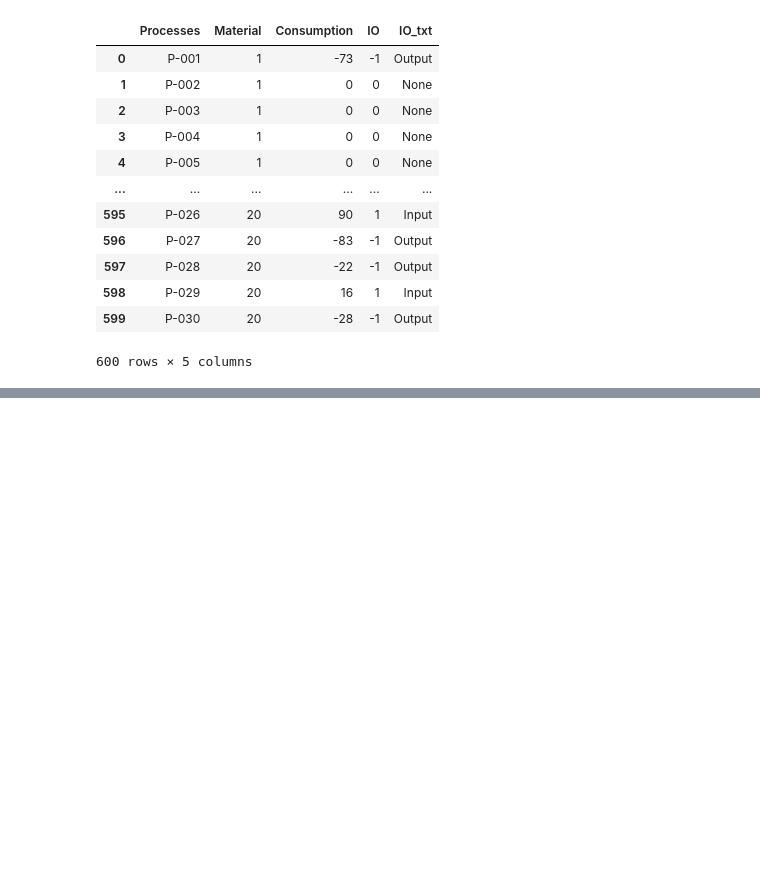
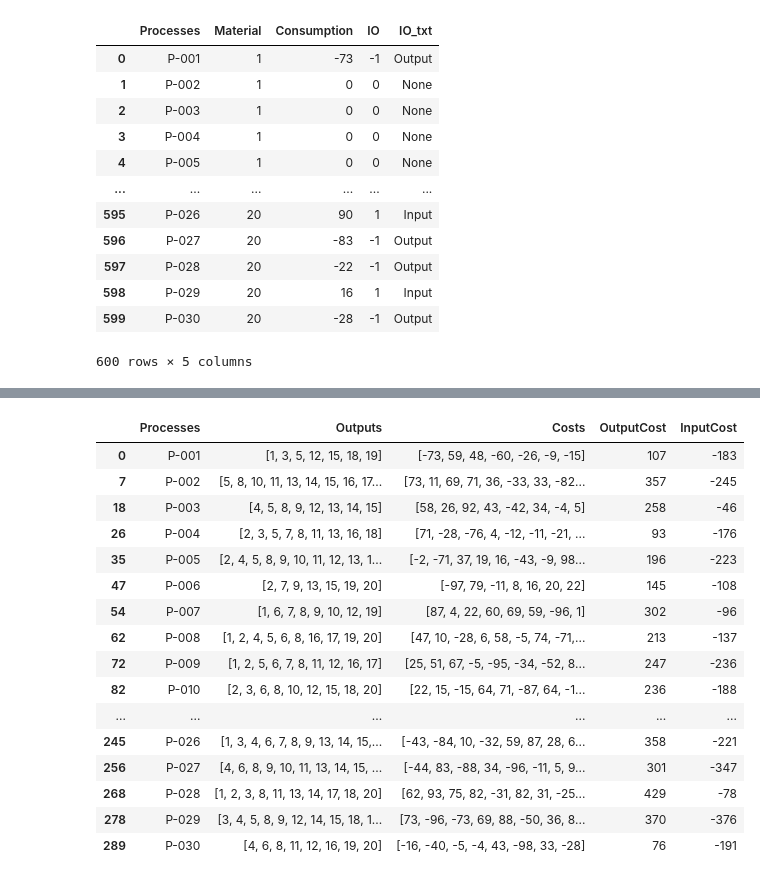
Before and after one commit to walzter/CircularEconomy, a Jupyter notebook: src/db.ipynb, the cells around one changed output, grey strips where cells are left out. Drawn from its saved outputs; the diff is of its cells as text; code cells hidden in the pictures; blank space fills up the shorter version.

```diff
--- a/src/db.ipynb
+++ b/src/db.ipynb
@@ -38,3 +38,7 @@ long_df
 | 598 | P-029 | 20 | 16 | 1 | Input |
 | 599 | P-030 | 20 | -28 | -1 | Output |
 600 rows × 5 columns
+# %%
+## the dataframe is per process,
+long_df = long_df.sort_values(by=['Processes','Material'])
+long_df_nz = long_df.query("Consumption != 0")
@@ -40,0 +137,33 @@ long_df
+# %%
+materials = long_df_nz.groupby("Processes")['Material'].apply(list).reset_index().rename(columns={"Material": "Inputs/Outputs"})
+costs = long_df_nz.groupby("Processes")['Consumption'].apply(list).reset_index().rename(columns={"Consumption": "Costs"})
+## merge the dataframes on processes
+materials_costs = materials.merge(costs, on="Processes", how="left")
+## merge long_df_nz with the materials_costs
+final_df = long_df_nz.merge(materials_costs, on="Processes", how="left")
+final_df = final_df.drop_duplicates("Processes").drop(["Material","Consumption","IO","IO_txt",],axis=1)
+## sum only the positive values in the list
+output_cost = lambda x: x if x>0 else 0
+input_cost = lambda x: x if x<0 else 0
+## map the function to the list
+final_df['OutputCost'] = final_df['Costs'].apply(lambda x: sum(list(map(output_cost, x))))
+final_df['InputCost'] = final_df['Costs'].apply(lambda x: sum(list(map(input_cost, x))))
+final_df
+# %% [output]
+|  | Processes | Outputs | Costs | OutputCost | InputCost |
+| 0 | P-001 | [1, 3, 5, 12, 15, 18, 19] | [-73, 59, 48, -60, -26, -9, -15] | 107 | -183 |
+| 7 | P-002 | [5, 8, 10, 11, 13, 14, 15, 16, 17... | [73, 11, 69, 71, 36, -33, 33, -82... | 357 | -245 |
+| 18 | P-003 | [4, 5, 8, 9, 12, 13, 14, 15] | [58, 26, 92, 43, -42, 34, -4, 5] | 258 | -46 |
+| 26 | P-004 | [2, 3, 5, 7, 8, 11, 13, 16, 18] | [71, -28, -76, 4, -12, -11, -21, ... | 93 | -176 |
+| 35 | P-005 | [2, 4, 5, 8, 9, 10, 11, 12, 13, 1... | [-2, -71, 37, 19, 16, -43, -9, 98... | 196 | -223 |
+| 47 | P-006 | [2, 7, 9, 13, 15, 19, 20] | [-97, 79, -11, 8, 16, 20, 22] | 145 | -108 |
+| 54 | P-007 | [1, 6, 7, 8, 9, 10, 12, 19] | [87, 4, 22, 60, 69, 59, -96, 1] | 302 | -96 |
+| 62 | P-008 | [1, 2, 4, 5, 6, 8, 16, 17, 19, 20] | [47, 10, -28, 6, 58, -5, 74, -71,... | 213 | -137 |
+| 72 | P-009 | [1, 2, 5, 6, 7, 8, 11, 12, 16, 17] | [25, 51, 67, -5, -95, -34, -52, 8... | 247 | -236 |
+| 82 | P-010 | [2, 3, 6, 8, 10, 12, 15, 18, 20] | [22, 15, -15, 64, 71, -87, 64, -1... | 236 | -188 |
+| ... | ... | ... | ... | ... | ... |
+| 245 | P-026 | [1, 3, 4, 6, 7, 8, 9, 13, 14, 15,... | [-43, -84, 10, -32, 59, 87, 28, 6... | 358 | -221 |
+| 256 | P-027 | [4, 6, 8, 9, 10, 11, 13, 14, 15, ... | [-44, 83, -88, 34, -96, -11, 5, 9... | 301 | -347 |
+| 268 | P-028 | [1, 2, 3, 8, 11, 13, 14, 17, 18, 20] | [62, 93, 75, 82, -31, 82, 31, -25... | 429 | -78 |
+| 278 | P-029 | [3, 4, 5, 8, 9, 12, 14, 15, 18, 1... | [73, -96, -73, 69, 88, -50, 36, 8... | 370 | -376 |
+| 289 | P-030 | [4, 6, 8, 11, 12, 16, 19, 20] | [-16, -40, -5, -4, 43, -98, 33, -28] | 76 | -191 |
```
Also changed, not shown: parts of 23 cells of this notebook.
